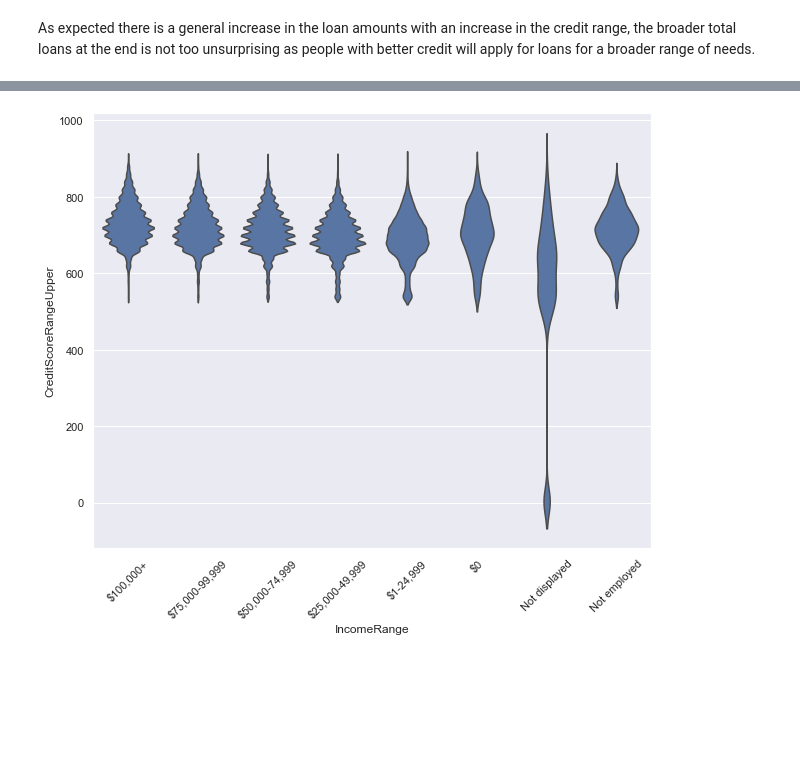
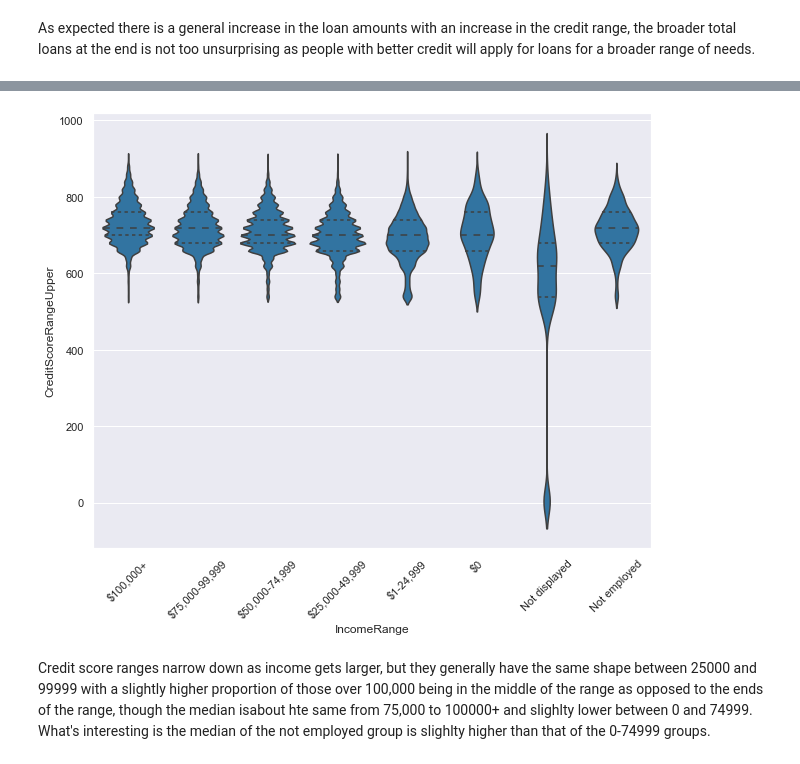
Before and after one commit to Siphra/udacityprojects, a Jupyter notebook: udacity final report/ProsperLoanData.ipynb, the cells around one changed output, grey strips where cells are left out. Cells and saved outputs as stored; diff of their text form; code cells hidden in the pictures; blank space fills up the shorter version.

Commit message:
Update ProsperLoanData.ipynb
updated to look at the major question about effective estimated yield from the loans.

```diff
--- a/udacity final report/ProsperLoanData.ipynb
+++ b/udacity final report/ProsperLoanData.ipynb
@@ -4,6 +4,9 @@ import pandas as pd
 import numpy as np
 import matplotlib.pyplot as plt
 import seaborn as sns
+%matplotlib inline
+
+bcolor = sns.color_palette()[0]
 # %%
 # bring in dataframe
 df = pd.read_csv(r'prosperLoanData.csv')
@@ -939,6 +942,8 @@ df_Employment.EmploymentStatus.value_counts(), df.EmploymentStatus.value_counts(
  Retired            795
  Name: EmploymentStatus, dtype: int64)
 # %%
+# plot for eployment type
+figsize = (60,40)
 sns.histplot(y = df_Employment.Occupation)
-sns.set(rc={'figure.figsize':(50,40)})
+#sns.set(rc={'figure.figsize':(50,40)})
 # %% [output]
@@ -1150,7 +1156,7 @@ df_CvIR.head()
 | 3 | 0EF5356002482715299901A | 6 | 2012-10-22 11:02:32.000 | 800.0 | 819.0 | ... |
 | 4 | 0F023589499656230C5E3E2 | 3 | 2013-09-14 18:38:44.000 | 680.0 | 699.0 | ... |
 # %%
-sns.violinplot(data = df_CvIR, x = 'IncomeRange', y = 'CreditScoreRangeUpper', color = sns.color_palette()[0], inner =None)
+sns.violinplot(data = df_CvIR, x = 'IncomeRange', y = 'CreditScoreRangeUpper', color = bcolor, inner ='quartile')
 plt.xticks(rotation = 45);
 # %% [output]
-[figure, old version]
+[figure, new version]
@@ -1158,0 +1163,3 @@ plt.xticks(rotation = 45);
+# %% [markdown]
+Credit score ranges narrow down as income gets larger, but they generally have the same shape between 25000 and  99999
+with a slightly higher proportion of those over 100,000 being in the middle of the range as opposed to the ends of the range, though the median isabout hte same from 75,000 to 100000+ and slighlty lower between 0 and 74999. What's interesting is the median of the not employed group is slighlty higher than that of the 0-74999 groups.
```
Also changed, not shown: parts of 17 cells of this notebook.
